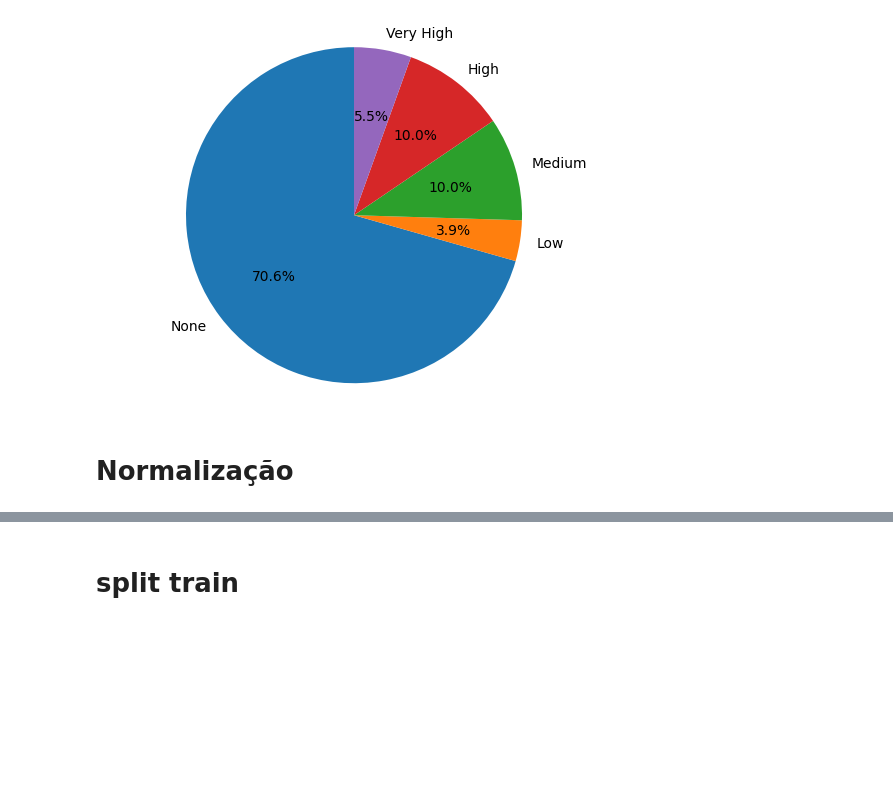
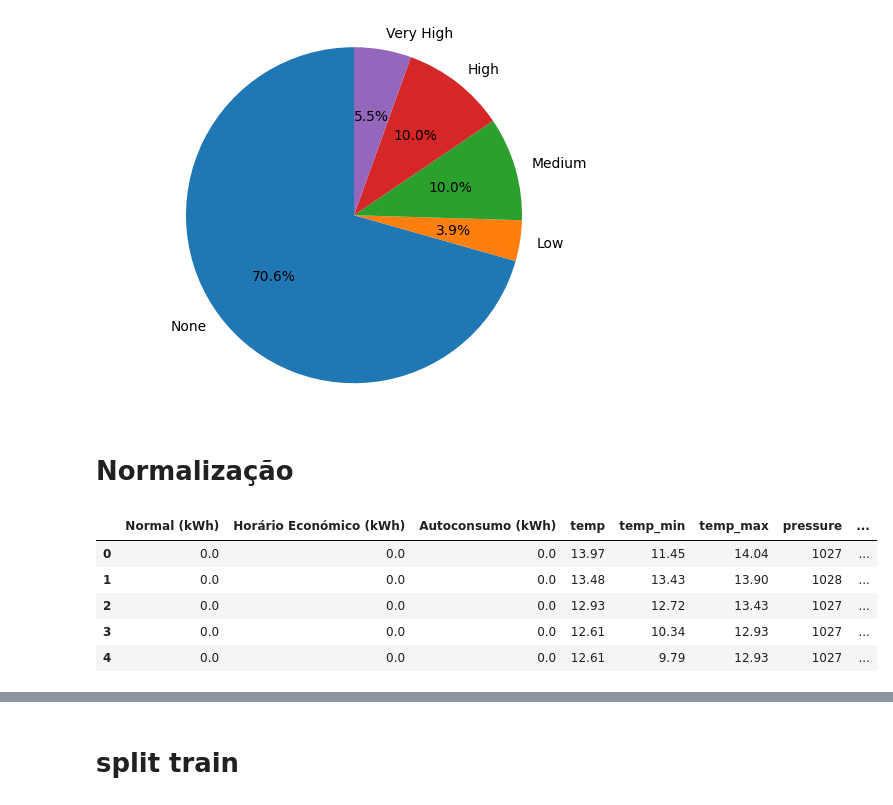
Before and after one commit to GoncaloSenra/DAA-Modelos-de-Machine-Learning, a Jupyter notebook: 3-.ipynb, the cells around one changed output, grey strips where cells are left out. Saved outputs shown, nothing was run; the diff lists cells and outputs as text; code cells hidden in the pictures; blank space fills up the shorter version.

```diff
--- a/3-.ipynb
+++ b/3-.ipynb
@@ -620,0 +453,36 @@ memory usage: 1.3 MB
+# %%
+def daypart(hour):
+    if hour > 0 and hour <= 8:
+        return "dawn"
+    elif hour > 8 and hour <= 16:
+        return "working_hour"
+    else:
+        return "midnight"
+
+# def daypart(hour):
+#     if hour > 0 and hour <= 6:
+#         return "madrugada"
+#     elif hour > 6 and hour <= 12:
+#         return "manha"
+#     elif hour > 12 and hour <= 18:
+#         return "tarde"
+#     elif hour > 18 and hour <= 24:
+#         return "noite"
+
+# Aplicar a função daypart aos dados de treino
+train['Day_Part'] = train['hora'].apply(daypart)
+
+# Codificação one-hot e substituição por 1 e 0
+one_hot_dates = pd.get_dummies(train['Day_Part']).astype(int)
+one_hot_dates.columns = ['dawn', 'working_hour', 'midnight']  # Renomear colunas
+train = pd.concat([train, one_hot_dates], axis=1)
+del train['Day_Part']
+
+# Aplicar a função daypart aos dados de teste
+test['Day_Part'] = test['hora'].apply(daypart)
+
+# Codificação one-hot e substituição por 1 e 0
+one_hot_dates = pd.get_dummies(test['Day_Part']).astype(int)
+one_hot_dates.columns = ['dawn', 'working_hour', 'midnight']  # Renomear colunas
+test = pd.concat([test, one_hot_dates], axis=1)
+del test['Day_Part']
@@ -726,6 +575,15 @@ plt.show()
 [figure]
 # %% [markdown]
 # Normalização
+# %%
+train_feat.head()
+# %% [output]
+|  | Normal (kWh) | Horário Económico (kWh) | Autoconsumo (kWh) | temp | temp_min | temp_max | pressure | ... |
+| 0 | 0.0 | 0.0 | 0.0 | 13.97 | 11.45 | 14.04 | 1027 | ... |
+| 1 | 0.0 | 0.0 | 0.0 | 13.48 | 13.43 | 13.90 | 1028 | ... |
+| 2 | 0.0 | 0.0 | 0.0 | 12.93 | 12.72 | 13.43 | 1027 | ... |
+| 3 | 0.0 | 0.0 | 0.0 | 12.61 | 10.34 | 12.93 | 1027 | ... |
+| 4 | 0.0 | 0.0 | 0.0 | 12.61 | 9.79 | 12.93 | 1027 | ... |
 # %%
 from sklearn.preprocessing import MinMaxScaler
 
```
Also changed, not shown: parts of 66 cells of this notebook, 1 other file.
